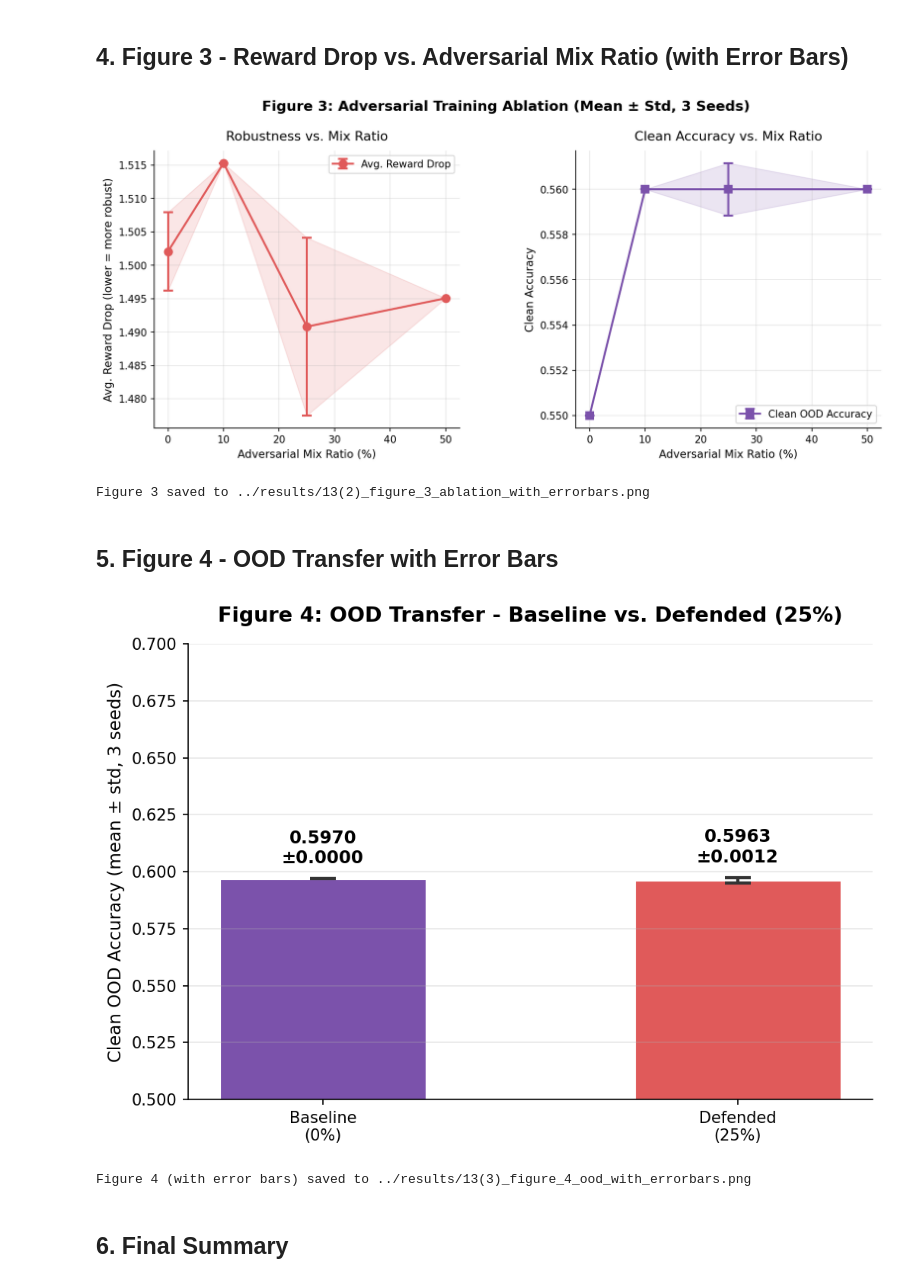
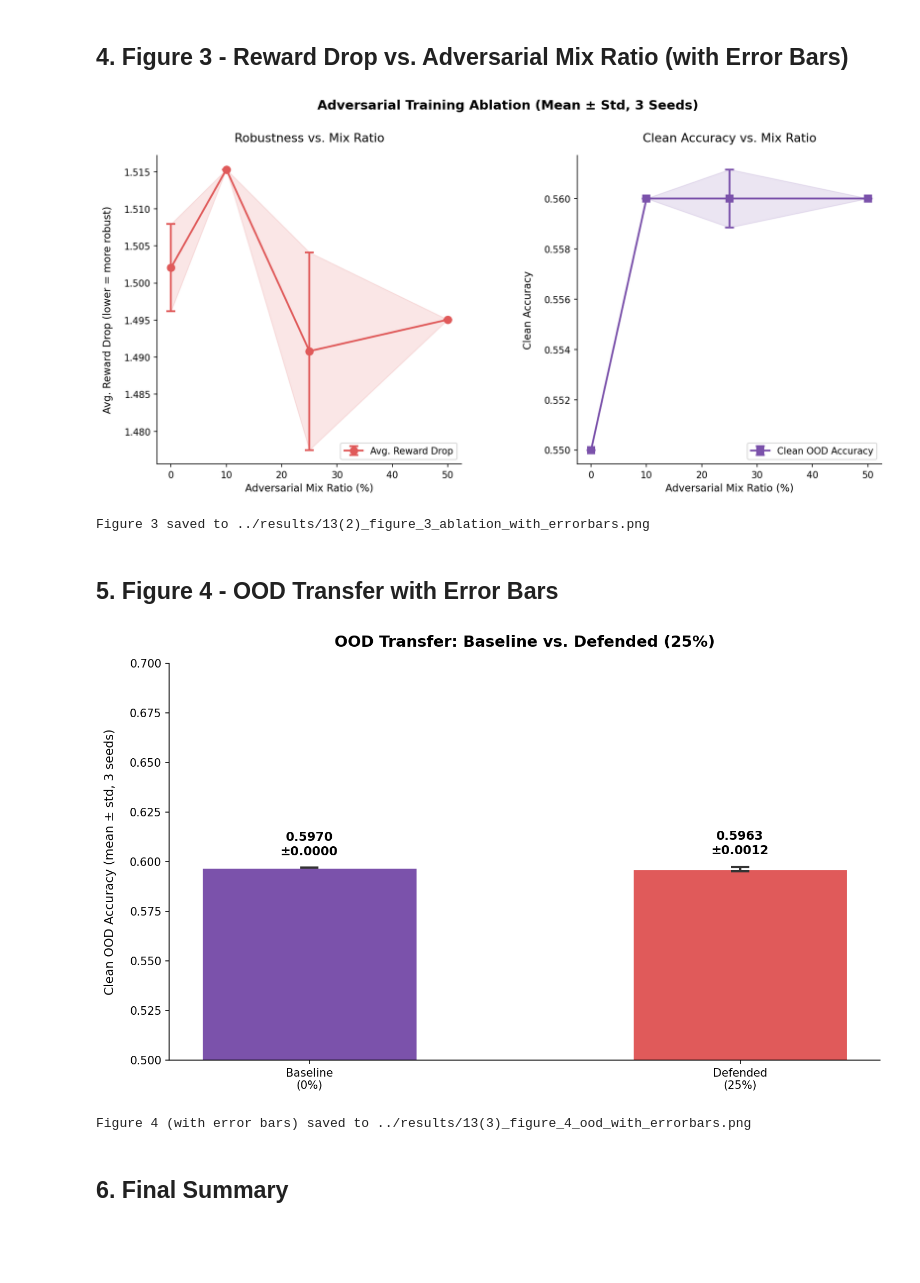
Before and after one commit to sakshi-kadian/sage, a Jupyter notebook: notebooks/13_multiseed_evaluation.ipynb, the cells around one changed output. Cells and saved outputs as stored; diff of their text form; code cells hidden in the pictures; blank space fills up the shorter version.

Commit message:
style: finalize styling and consistency for paper figures

```diff
--- a/notebooks/13_multiseed_evaluation.ipynb
+++ b/notebooks/13_multiseed_evaluation.ipynb
@@ -25,7 +25,7 @@ plt.rcParams.update({
     'font.family': 'DejaVu Sans',
     'font.size': 10,
     'axes.titlesize': 13,
-    'axes.titleweight': 'bold',
+    'axes.titleweight': 'semibold',
     'axes.titlepad': 14,
     'axes.labelsize': 11,
     'figure.dpi': 150,
@@ -117,54 +117,52 @@ drops_std  = [base_drop_std, 0.0, def_drop_std, 0.0]
 accs_mean  = list(ablation_df['Clean Accuracy'])
 accs_std   = [base_acc_std, 0.0, def_acc_std, 0.0]
 
-fig, axes = plt.subplots(1, 2, figsize=(13, 5), gridspec_kw={'wspace': 0.38})
-fig.suptitle('Figure 3: Adversarial Training Ablation (Mean \u00b1 Std, 3 Seeds)',
-             fontsize=14, fontweight='bold', y=1.02)
+fig, axes = plt.subplots(1, 2, figsize=(14, 6), gridspec_kw={'wspace': 0.38})
+fig.suptitle('Adversarial Training Ablation (Mean \u00b1 Std, 3 Seeds)',
+             fontsize=14, fontweight='semibold', y=1.02)
 
 # Plot 1: Reward Drop vs Ratio
 ax = axes[0]
 ax.errorbar([r*100 for r in ratios], drops_mean, yerr=drops_std,
             fmt='o-', color=COLOR_CORAL, linewidth=2, markersize=8,
             capsize=5, capthick=2, elinewidth=2, label='Avg. Reward Drop')
 ax.fill_between([r*100 for r in ratios],
                 [m - s for m, s in zip(drops_mean, drops_std)],
                 [m + s for m, s in zip(drops_mean, drops_std)],
                 alpha=0.15, color=COLOR_CORAL)
 ax.set_xlabel('Adversarial Mix Ratio (%)')
-ax.set_ylabel('Avg. Reward Drop (lower = more robust)')
-ax.set_title('Robustness vs. Mix Ratio', fontweight='normal', pad=10)
+ax.set_ylabel('Avg. Reward Drop (lower = more robust)', labelpad=12)
+ax.set_title('Robustness vs. Mix Ratio', fontweight='normal', fontsize=13, pad=15)
 ax.spines[['top', 'right']].set_visible(False)
-ax.grid(True, alpha=0.3)
-ax.legend()
+ax.legend(loc='lower right')
 
 # Plot 2: Clean Accuracy vs Ratio
 ax = axes[1]
 ax.errorbar([r*100 for r in ratios], accs_mean, yerr=accs_std,
             fmt='s-', color=COLOR_PURPLE, linewidth=2, markersize=8,
             capsize=5, capthick=2, elinewidth=2, label='Clean OOD Accuracy')
 ax.fill_between([r*100 for r in ratios],
                 [m - s for m, s in zip(accs_mean, accs_std)],
                 [m + s for m, s in zip(accs_mean, accs_std)],
                 alpha=0.15, color=COLOR_PURPLE)
 ax.set_xlabel('Adversarial Mix Ratio (%)')
-ax.set_ylabel('Clean Accuracy')
-ax.set_title('Clean Accuracy vs. Mix Ratio', fontweight='normal', pad=10)
+ax.set_ylabel('Clean Accuracy', labelpad=12)
+ax.set_title('Clean Accuracy vs. Mix Ratio', fontweight='normal', fontsize=13, pad=15)
 ax.spines[['top', 'right']].set_visible(False)
-ax.grid(True, alpha=0.3)
-ax.legend()
+ax.legend(loc='lower right')
 
 plt.tight_layout(rect=[0, 0, 1, 0.98])
 out_path = '../results/13(2)_figure_3_ablation_with_errorbars.png'
-plt.savefig(out_path, dpi=150, bbox_inches='tight')
+plt.savefig(out_path, dpi=130, bbox_inches='tight')
 plt.show()
 print(f'Figure 3 saved to {out_path}')
 # %% [output]
-[figure, old version]
+[figure, new version]
 Figure 3 saved to ../results/13(2)_figure_3_ablation_with_errorbars.png
 # %% [markdown]
 ## 5. Figure 4 - OOD Transfer with Error Bars
 # %%
-fig, ax = plt.subplots(figsize=(7, 5))
+fig, ax = plt.subplots(figsize=(10, 6))
 
 models    = ['Baseline\n(0%)', 'Defended\n(25%)']
 acc_means = [base_acc_mean, def_acc_mean]
@@ -180,21 +178,20 @@ for bar, mean, std in zip(bars, acc_means, acc_stds):
     ax.text(bar.get_x() + bar.get_width() / 2,
             bar.get_height() + std + 0.005,
             f'{mean:.4f}\n\u00b1{std:.4f}',
-            ha='center', va='bottom', fontsize=11, fontweight='bold')
+            ha='center', va='bottom', fontsize=11, fontweight='semibold')
 
-ax.set_ylabel('Clean OOD Accuracy (mean \u00b1 std, 3 seeds)')
-ax.set_title('Figure 4: OOD Transfer - Baseline vs. Defended (25%)')
+ax.set_ylabel('Clean OOD Accuracy (mean \u00b1 std, 3 seeds)', labelpad=12)
+ax.set_title('OOD Transfer: Baseline vs. Defended (25%)', fontsize=14, fontweight=600, pad=15)
 ax.set_ylim(0.5, 0.7)
 ax.spines[['top', 'right']].set_visible(False)
-ax.grid(True, axis='y', alpha=0.3)
 
 plt.tight_layout()
 out_path = '../results/13(3)_figure_4_ood_with_errorbars.png'
-plt.savefig(out_path, dpi=150, bbox_inches='tight')
+plt.savefig(out_path, dpi=130, bbox_inches='tight')
 plt.show()
 print(f'Figure 4 (with error bars) saved to {out_path}')
 # %% [output]
-[figure, old version]
+[figure, new version]
 Figure 4 (with error bars) saved to ../results/13(3)_figure_4_ood_with_errorbars.png
 # %% [markdown]
 ## 6. Final Summary
```
Also changed, not shown: 7 other files.
